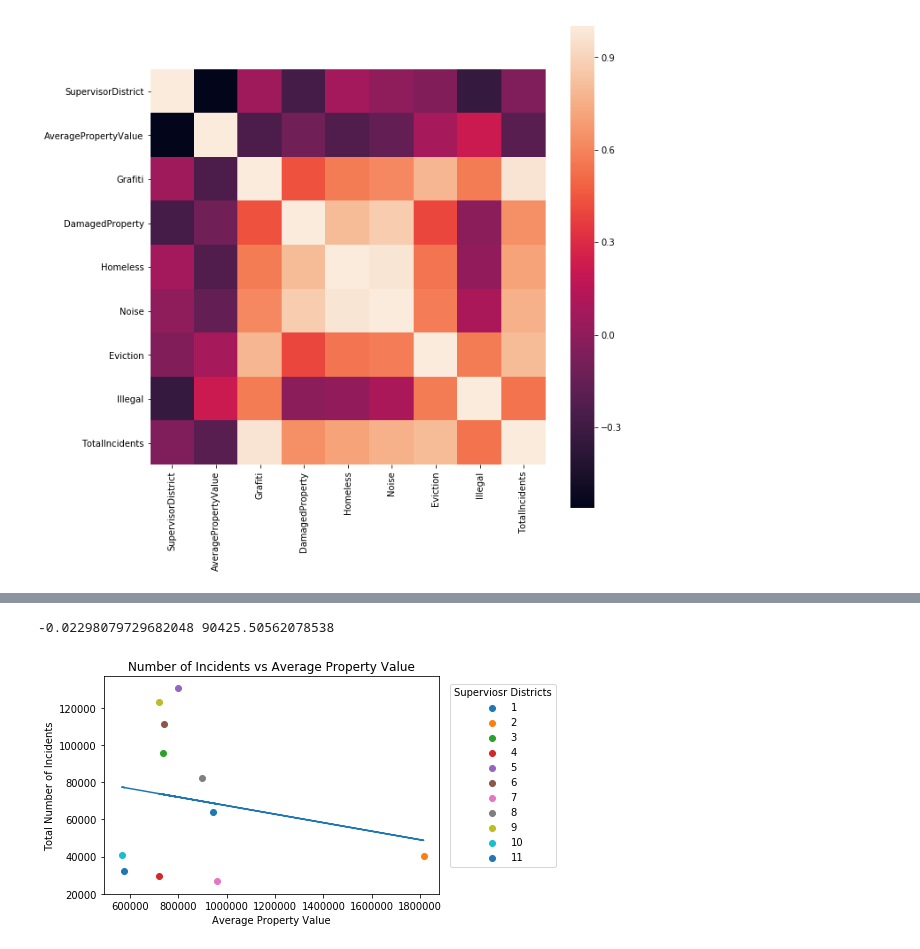
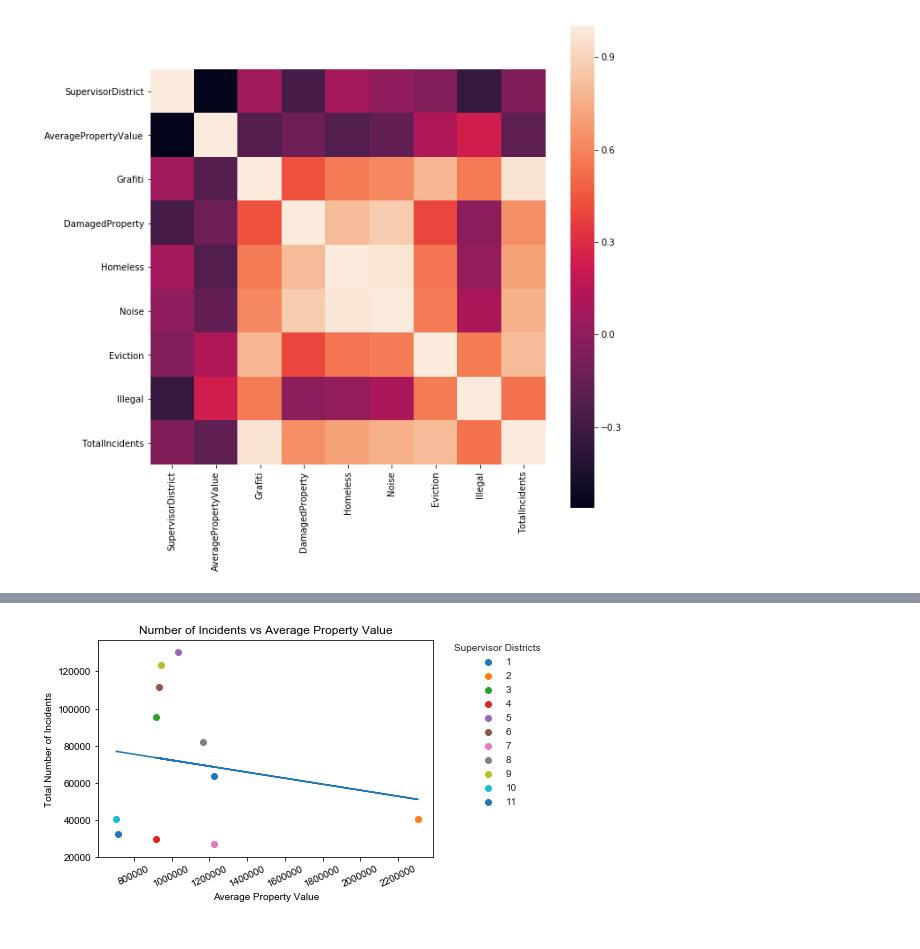
Before and after one commit to EmiliaPaz/EECS731_FinalProject, a Jupyter notebook: notebooks/PropertyValueRegression.ipynb, the cells around one changed output, grey strips where cells are left out. Saved outputs shown, nothing was run; the diff lists cells and outputs as text; code cells hidden in the pictures.

Commit message:
added more regression

```diff
--- a/notebooks/PropertyValueRegression.ipynb
+++ b/notebooks/PropertyValueRegression.ipynb
@@ -266,0 +255,27 @@ plt.show()
+# %%
+df.index.name = 'name'
+for name,row in df.iterrows():
+  plt.scatter(row['AveragePropertyValue'],row['TotalIncidents'], label=name)
+sns.set_style("darkgrid", {"axes.facecolor": ".9"})
+plt.title("Number of Incidents vs Average Property Value Predictions")
+plt.xlabel('Average Property Value')
+plt.ylabel('Total Number of Incidents')
+plt.legend(title="Supervisor Districts")
+plt.plot(X_test, y_pred, color='blue', linewidth=3)
+#plt.xlim([.03, .19])
+#plt.ylim([.03, .19])
+leg = plt.legend( loc = 'upper right', title="Superviosr Districts")
+
+
+
+plt.draw() # Draw the figure so you can find the positon of the legend.
+
+# Get the bounding box of the original legend
+#bb = leg.get_bbox_to_anchor().inverse_transformed(ax.transAxes)
+
+plt.legend(bbox_to_anchor=(1.05, 1), loc=2, borderaxespad=0, title="Supervisor Districts")
+
+plt.xticks(rotation=25)
+plt.savefig('regressionPred.png', bbox_inches='tight', dpi=300)
+#plt.savefig( "../../figures/ValueIncidentReg", dpi=300, format="jpg", bbox_inches='tight')
+plt.show()
@@ -306,37 +334,30 @@ coefficient of determination: 0.039263790819962445
-# %%
-xs = np.array(list(df['AveragePropertyValue']))
-ys = np.array(list(df['TotalIncidents']))
-
-m, b = best_fit_slope_and_intercept(xs,ys)
-
-print(m,b)
-# %% [output]
--0.02298079729682048 90425.50562078538
 # %%
 regression_line = [(m*x)+b for x in xs]
 # %%
 for name,row in df.iterrows():
   plt.scatter(row['AveragePropertyValue'],row['TotalIncidents'], label=name)
-
+sns.set_style("darkgrid", {"axes.facecolor": ".9"})
 plt.title("Number of Incidents vs Average Property Value")
 plt.xlabel('Average Property Value')
 plt.ylabel('Total Number of Incidents')
 plt.legend(title="Supervisor Districts")
 plt.plot(xs, regression_line)
 #plt.xlim([.03, .19])
 #plt.ylim([.03, .19])
 leg = plt.legend( loc = 'upper right', title="Superviosr Districts")
 
+
+
 plt.draw() # Draw the figure so you can find the positon of the legend.
 
 # Get the bounding box of the original legend
-bb = leg.get_bbox_to_anchor().inverse_transformed(ax.transAxes)
+#bb = leg.get_bbox_to_anchor().inverse_transformed(ax.transAxes)
 
-# Change to location of the legend.
-xOffset = .3
-bb.x0 += xOffset
-bb.x1 += xOffset
-leg.set_bbox_to_anchor(bb, transform = ax.transAxes)
+plt.legend(bbox_to_anchor=(1.05, 1), loc=2, borderaxespad=0, title="Supervisor Districts")
+
+plt.xticks(rotation=25)
+plt.savefig('ValueIncident.png', bbox_inches='tight', dpi=300)
+#plt.savefig( "../../figures/ValueIncidentReg", dpi=300, format="jpg", bbox_inches='tight')
 plt.show()
 # %% [output]
-[figure, old version]
+[figure, new version]
```
Also changed, not shown: parts of 29 cells of this notebook, 10 other files.
